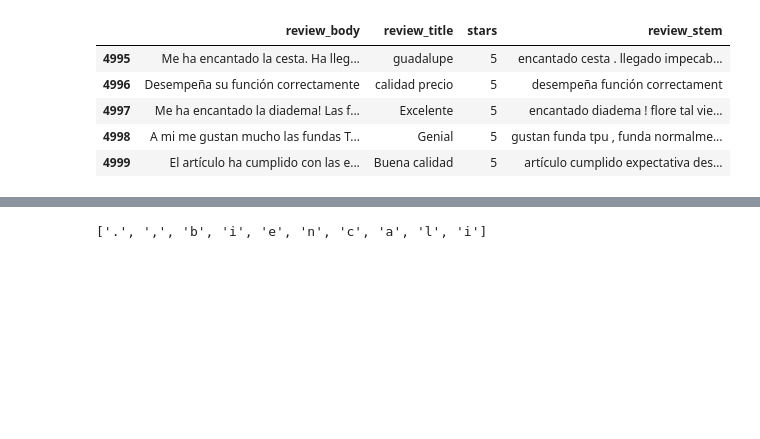
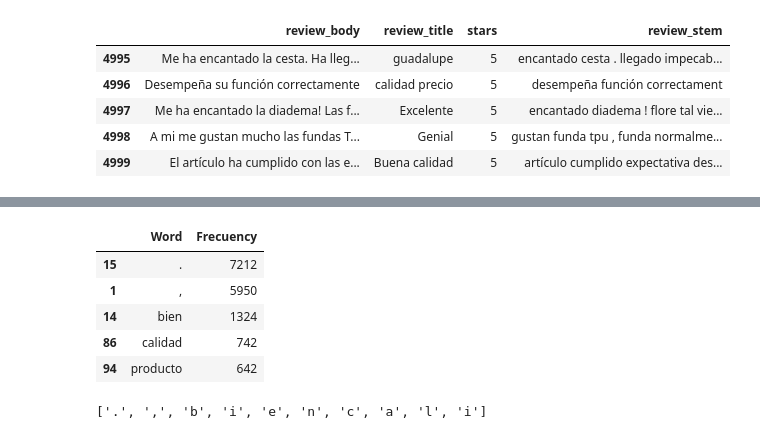
Before and after one commit to ldotto46/02.Proj_Amazon-NLP, a Jupyter notebook: DS_Proyecto_03_NLP.ipynb, the cells around one changed output, grey strips where cells are left out. Cells and saved outputs as stored; diff of their text form; code cells hidden in the pictures; blank space fills up the shorter version.

```diff
--- a/DS_Proyecto_03_NLP.ipynb
+++ b/DS_Proyecto_03_NLP.ipynb
@@ -187,3 +202,19 @@ df_freq.head()
+# %%
+import re, string
+
+def remove_punctuation ( flat_list ):
+  return re.sub('[%s]' % re.escape(string.punctuation), ' ', text)
+
+df_freq = pd.DataFrame(list(freq.items()), columns = ["Word", "Frecuency"])
+df_freq.sort_values('Frecuency',ascending=False, inplace = True)
+df_freq.head()
+# %% [output]
+|  | Word | Frecuency |
+| 15 | . | 7212 |
+| 1 | , | 5950 |
+| 14 | bien | 1324 |
+| 86 | calidad | 742 |
+| 94 | producto | 642 |
 # %%
 Good = list(itertools.chain(*freq))
 Good[0:10]
```
Also changed, not shown: parts of 12 cells of this notebook.
